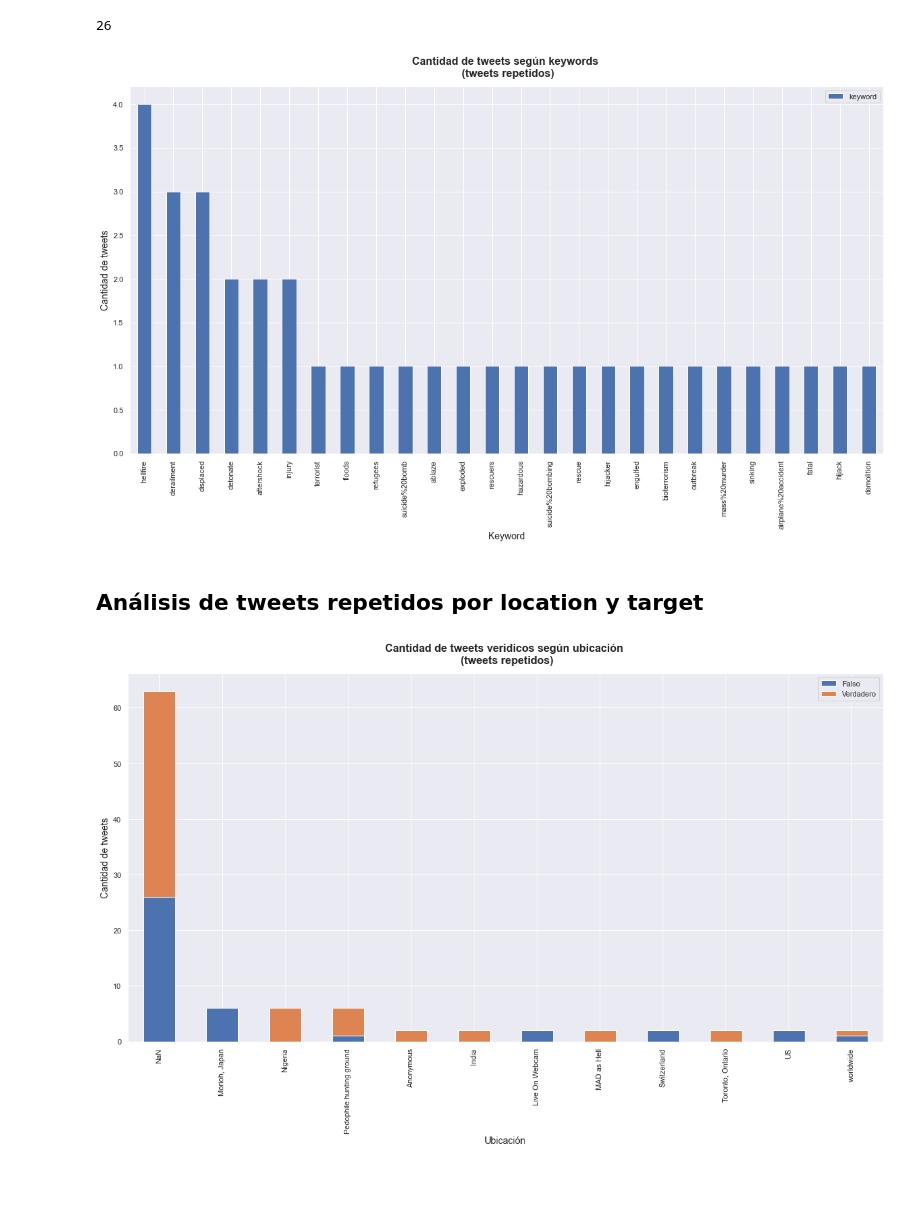
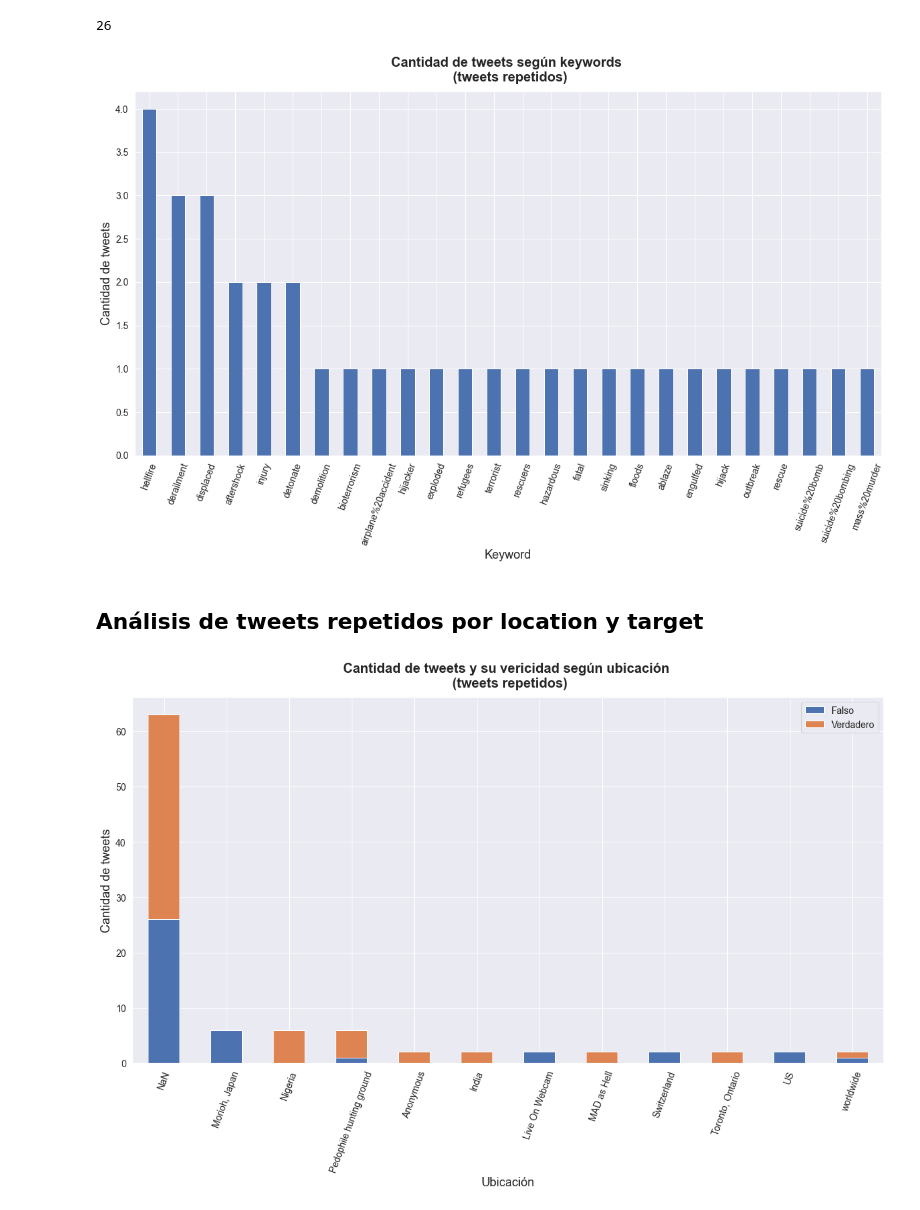
Before and after one commit to tporganizaciondedatos1c2020/TP1, a Jupyter notebook: AnalisisDeTweetsRepetidos.ipynb, the cells around one changed output. Cells and saved outputs as stored; diff of their text form; code cells hidden in the pictures; blank space fills up the shorter version.

```diff
--- a/AnalisisDeTweetsRepetidos.ipynb
+++ b/AnalisisDeTweetsRepetidos.ipynb
@@ -7,16 +7,16 @@
 #Hacemos un fillna porque a la hora de hacer group by, buscar duplicados o hacer un pivot
 #los NaN generan un mal resultado
 
-grupo = dataset.fillna(value='NaN')
+dataset = dataset.fillna(value='NaN')
 # %%
 #Encontramos los tweets repetidos
-grupo = grupo.groupby(['keyword', 'location', 'text', 'longitud', 'target']).agg({'text':'count'})
+grupo = dataset.groupby(['keyword', 'location', 'text', 'longitud', 'target']).agg({'text':'count'})
 grupo.columns = ['repeticiones']
 grupo = grupo.reset_index()
 
 # Hacemos un pivot de la tabla para ver los resultados repetidos de mejor manera
 grupo = grupo.pivot_table(index = ['keyword', 'location', 'text', 'longitud'],\
-     columns = 'target', values = 'repeticiones', fill_value = 0)
+     columns = 'target', values = 'repeticiones', fill_value = 0, aggfunc = 'sum')
 grupo.columns = ['Falso', 'Verdadero']
 grupo = grupo.reset_index()
 grupo['Total'] = grupo.Falso + grupo.Verdadero
@@ -88,34 +96,31 @@ grupo.keyword.value_counts().count()
 # %% [output]
 26
 # %%
-
-sns.set()
 fig, ax = plt.subplots()
-grupo.keyword.value_counts().to_frame().plot.bar(ax = ax, stacked = True)
-ax.set_ylabel('Cantidad de tweets',fontsize=14)
-plt.xlabel("Keyword",fontsize=14)
-ax.set_title('Cantidad de tweets según keywords \n (tweets repetidos)',\
-             fontsize=16,fontweight='bold', pad = 15)
+grupo.keyword.value_counts().to_frame().plot.bar(ax = ax, stacked = True, legend=False)
+plt.ylabel('Cantidad de tweets')
+plt.xlabel("Keyword")
+plt.xticks(rotation=70)
+plt.title('Cantidad de tweets según keywords \n (tweets repetidos)', pad = 15)
 plt.show()
 # fig.savefig('figure.png')
 # %% [output]
-[figure, old version]
+[figure, new version]
 # %% [markdown]
 ## Análisis de tweets repetidos por location y target
 # %%
-grupo1 = grupo.groupby('location').agg({'Falso': 'sum', 'Verdadero':'sum', 'Total' : 'sum'})
-grupo1.columns = ['Falso', 'Verdadero', 'Total']
-grupo1 = grupo1.sort_values(by = 'Total', ascending=False)
-grupo1 = grupo1.drop(columns = ['Total'])
+grupoLocationTarget = grupo.groupby('location').agg({'Falso': 'sum', 'Verdadero':'sum', 'Total' : 'sum'})
+grupoLocationTarget.columns = ['Falso', 'Verdadero', 'Total']
+grupoLocationTarget = grupoLocationTarget.sort_values(by = 'Total', ascending=False)
+grupoLocationTarget = grupoLocationTarget.drop(columns = ['Total'])
 
 
-sns.set()
 fig, ax = plt.subplots()
 grupo1.plot.bar(ax = ax, stacked = True)
-ax.set_ylabel('Cantidad de tweets',fontsize=14)
-plt.xlabel("Ubicación",fontsize=14)
-ax.set_title('Cantidad de tweets verídicos según ubicación \n (tweets repetidos)',\
-             fontsize=16,fontweight='bold', pad = 15)
+plt.ylabel('Cantidad de tweets')
+plt.xlabel("Ubicación")
+plt.xticks(rotation=70)
+plt.title('Cantidad de tweets y su vericidad según ubicación \n (tweets repetidos)', pad = 15)
 plt.show()
 # %% [output]
-[figure, old version]
+[figure, new version]
```
Also changed, not shown: parts of 2 cells of this notebook, 8 other files.
